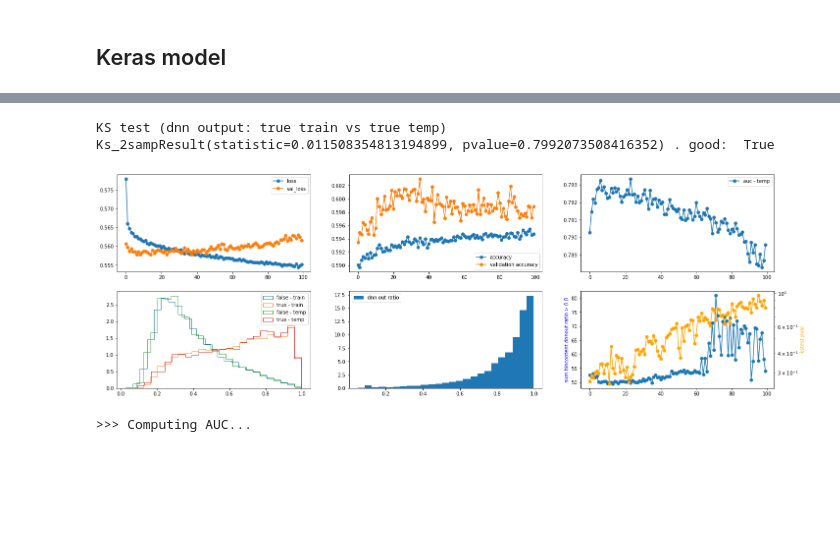
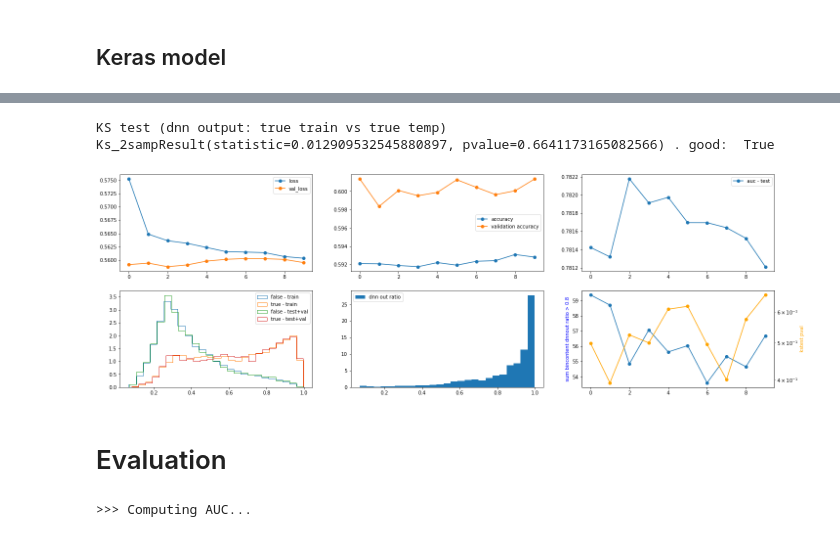
Before and after one commit to UniMiBAnalyses/ML_classification, a Jupyter notebook: Training_v1.ipynb, the cells around one changed output, grey strips where cells are left out. Saved outputs shown, nothing was run; the diff lists cells and outputs as text; code cells hidden in the pictures; blank space fills up the shorter version.

Commit message:
vbsjjlnu - training refactor

```diff
--- a/Training_v1.ipynb
+++ b/Training_v1.ipynb
@@ -1,12 +1,9 @@
 # %%
-import pickle
 import pandas as pd
 import numpy as np
+import matplotlib as mpl
 import matplotlib.pyplot as plt
-import os
-from collections import defaultdict
-import matplotlib as mpl
 
-mpl.rcParams['figure.figsize'] = (6,6)
-mpl.rcParams['figure.dpi'] = 100
-mpl.rcParams["image.origin"] = 'lower'
+# mpl.rcParams['figure.figsize'] = (6,6)
+# mpl.rcParams['figure.dpi'] = 100
+# mpl.rcParams["image.origin"] = 'lower'
@@ -61,5 +82,7 @@ from keras.callbacks import *
 # %%
-import yaml
-yaml_vars = yaml.safe_load(open(os.path.join(model_dir, "variables.yml")))
-print("yaml: ", type(yaml_vars), len(yaml_vars))
-cols = yaml_vars
+## instead of reading the variables from file,
+## we now set the variables here, and then dump them
+# import yaml
+# yaml_vars = yaml.safe_load(open(os.path.join(model_dir, "variables.yml")))
+# print("yaml: ", type(yaml_vars), len(yaml_vars))
+# cols = yaml_vars
@@ -254,0 +138,7 @@ _________________________________________________________________
+# %%
+# import local module that programmatically returns keras models
+import models
+
+model = models.get_model(model_tag, X_train.shape[1])
+
+model.summary()
@@ -255,13 +163,28 @@ _________________________________________________________________
+# %%
+## import and configure the plot loss callback
+
+import plot_loss
+
+data = {
+    "X_train": X_train,
+    "X_test" : X_temp,
+    "y_train": y_train,
+    "y_test" : y_temp,
+    "W_train": W_train,
+    "W_test": W_temp,
+}
+
+plot_losses = plot_loss.PlotLosses(model, data)
 # %%
 history = model.fit_generator(
             training_generator,
-            epochs=100,
+            epochs=10,
             steps_per_epoch=steps_per_epoch_train,
             validation_data = validation_generator,
             validation_steps = steps_per_epoch_val,
             callbacks=[plot_losses],
             #callbacks = [],
             )
 # %% [output]
-KS test (dnn output: true train vs true temp) Ks_2sampResult(statistic=0.011508354813194899, pvalue=0.7992073508416352) . good:  True
+KS test (dnn output: true train vs true temp) Ks_2sampResult(statistic=0.012909532545880897, pvalue=0.6641173165082566) . good:  True
-[figure, old version]
+[figure, new version]
@@ -275,3 +199,5 @@ model.save(f"{model_dir}/model.h5")
+# %% [markdown]
+# Evaluation
 # %%
 # Evalutation
 print(">>> Computing AUC...")
```
Also changed, not shown: parts of 18 cells of this notebook, 3 other files.
